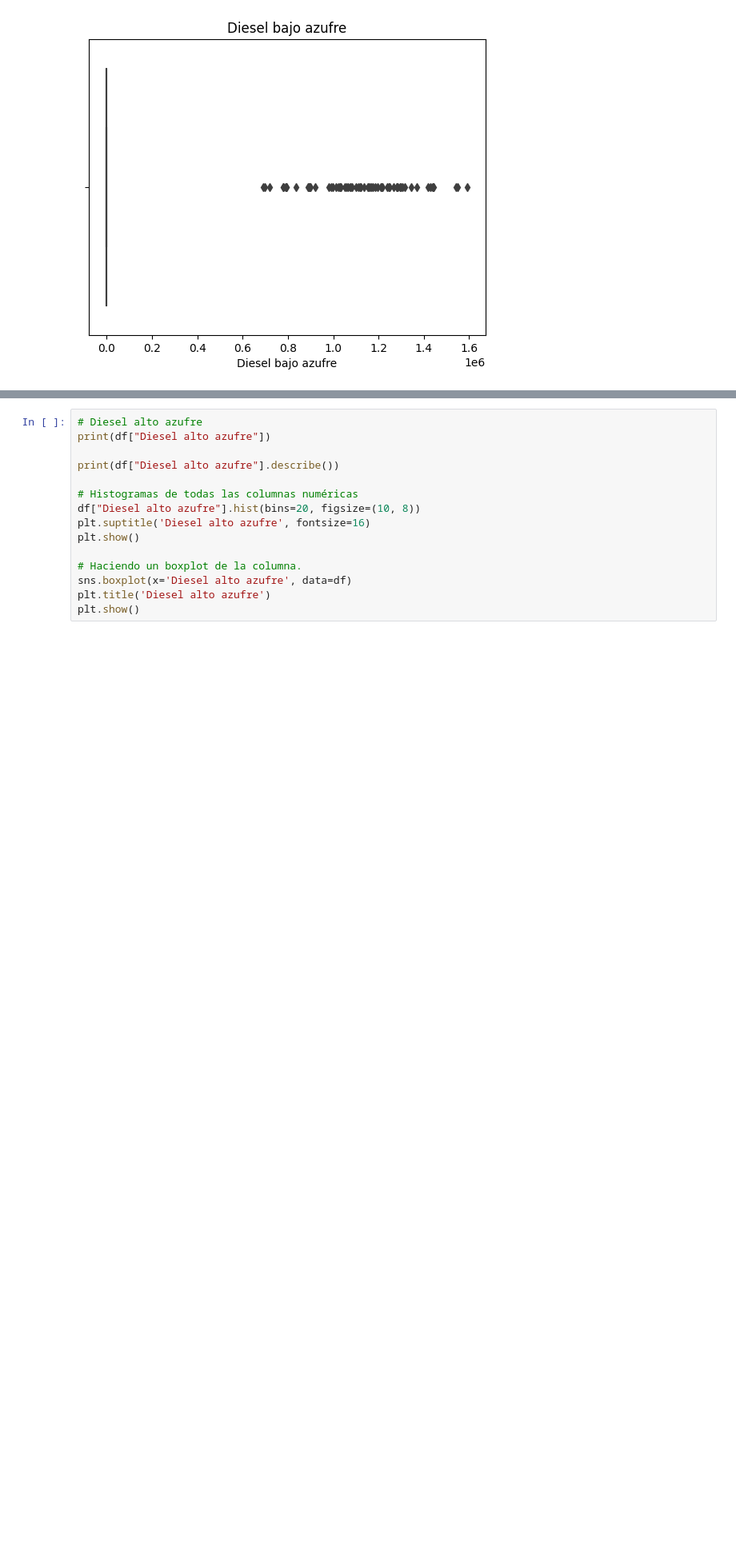
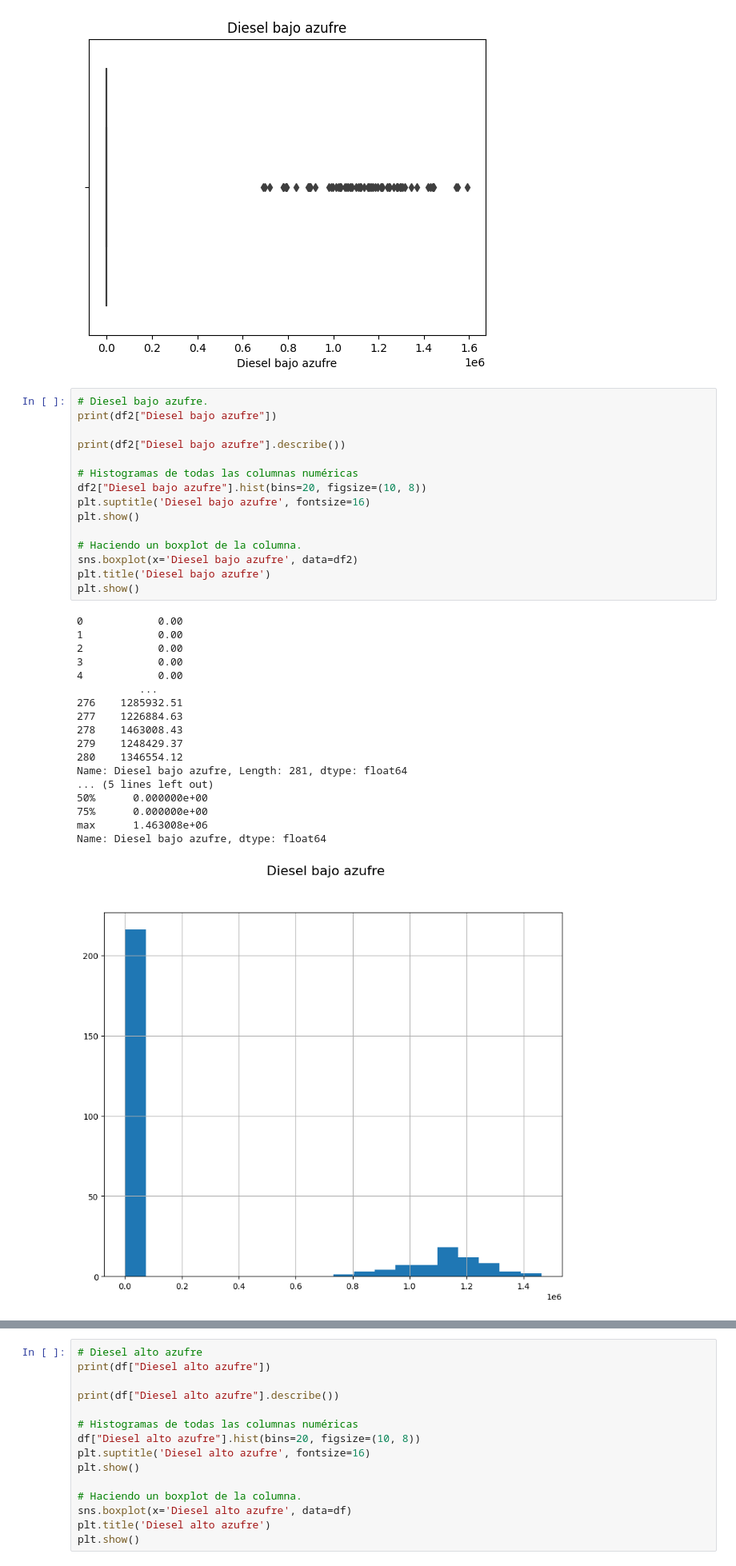
Before and after one commit to Javier19-cmd/Lab2-Data, a Jupyter notebook: Lab2.ipynb, the cells around one changed output, grey strips where cells are left out. Shown at 80% size. Saved outputs shown, nothing was run; the diff lists cells and outputs as text; blank space fills up the shorter version.

```diff
--- a/Lab2.ipynb
+++ b/Lab2.ipynb
@@ -205,3 +328,37 @@ max      1.592580e+06
 Name: Diesel bajo azufre, dtype: float64
 [figure]
 [figure]
+# %%
+# Diesel bajo azufre.
+print(df2["Diesel bajo azufre"])
+
+print(df2["Diesel bajo azufre"].describe())
+
+# Histogramas de todas las columnas numéricas
+df2["Diesel bajo azufre"].hist(bins=20, figsize=(10, 8))
+plt.suptitle('Diesel bajo azufre', fontsize=16)
+plt.show()
+
+# Haciendo un boxplot de la columna.
+sns.boxplot(x='Diesel bajo azufre', data=df2)
+plt.title('Diesel bajo azufre')
+plt.show()
+# %% [output]
+0            0.00
+1            0.00
+2            0.00
+3            0.00
+4            0.00
+          ...
+276    1285932.51
+277    1226884.63
+278    1463008.43
+279    1248429.37
+280    1346554.12
+Name: Diesel bajo azufre, Length: 281, dtype: float64
+... (5 lines left out)
+50%      0.000000e+00
+75%      0.000000e+00
+max      1.463008e+06
+Name: Diesel bajo azufre, dtype: float64
+[figure, added]
```
Also changed, not shown: parts of 38 cells of this notebook, 4 other files.
